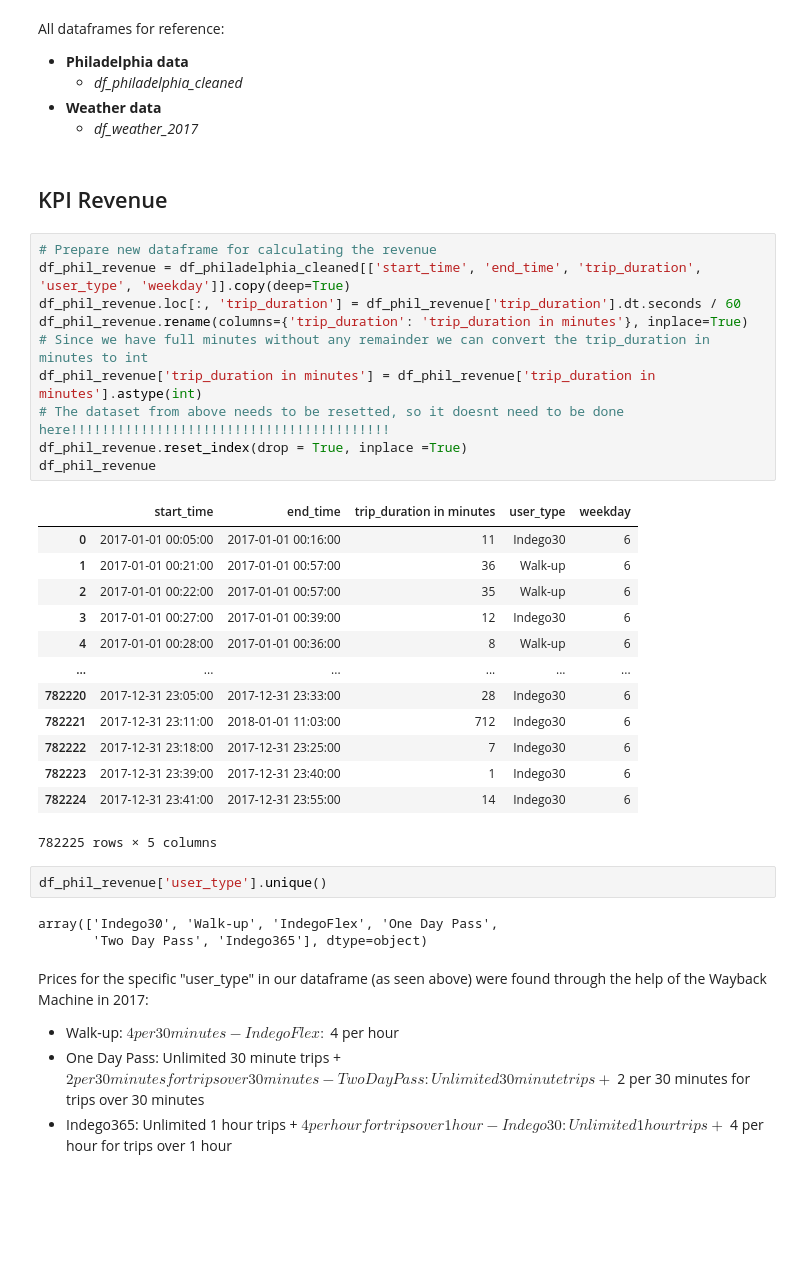
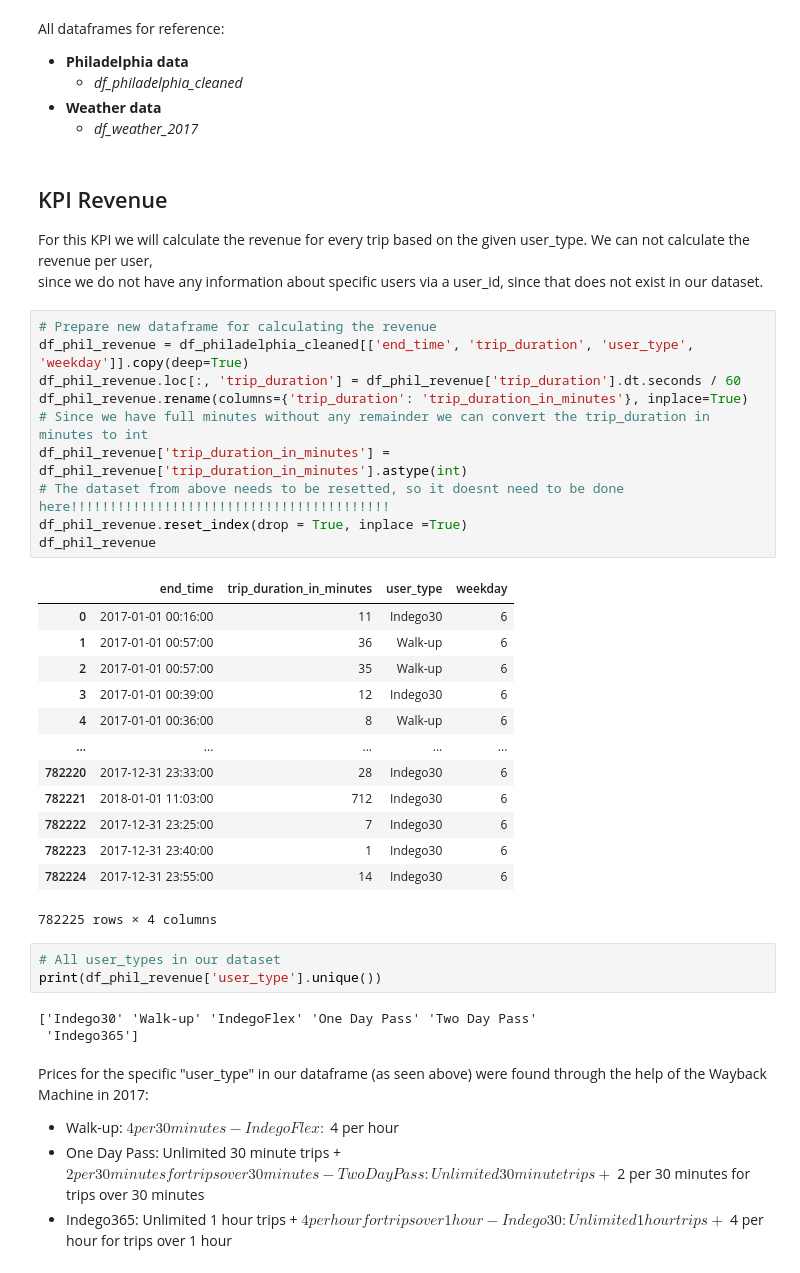
Before and after one commit to yassinehammou27/intentionally_blank, a Jupyter notebook: Team Assignment - Intentionally Blank.ipynb, the cells around one changed output. Cells and saved outputs as stored; diff of their text form; blank space fills up the shorter version.

```diff
--- a/Team Assignment - Intentionally Blank.ipynb
+++ b/Team Assignment - Intentionally Blank.ipynb
@@ -286,35 +286,39 @@ All dataframes for reference:
    * *df_weather_2017*
 # %% [markdown]
 ## KPI Revenue
+
+For this KPI we will calculate the revenue for every trip based on the given user_type. We can not calculate the revenue per user, <br>
+since we do not have any information about specific users via a user_id, since that does not exist in our dataset.
 # %%
 # Prepare new dataframe for calculating the revenue
-df_phil_revenue = df_philadelphia_cleaned[['start_time', 'end_time', 'trip_duration', 'user_type', 'weekday']].copy(deep=True)
+df_phil_revenue = df_philadelphia_cleaned[['end_time', 'trip_duration', 'user_type', 'weekday']].copy(deep=True)
 df_phil_revenue.loc[:, 'trip_duration'] = df_phil_revenue['trip_duration'].dt.seconds / 60
-df_phil_revenue.rename(columns={'trip_duration': 'trip_duration in minutes'}, inplace=True)
+df_phil_revenue.rename(columns={'trip_duration': 'trip_duration_in_minutes'}, inplace=True)
 # Since we have full minutes without any remainder we can convert the trip_duration in minutes to int
-df_phil_revenue['trip_duration in minutes'] = df_phil_revenue['trip_duration in minutes'].astype(int)
+df_phil_revenue['trip_duration_in_minutes'] = df_phil_revenue['trip_duration_in_minutes'].astype(int)
 # The dataset from above needs to be resetted, so it doesnt need to be done here!!!!!!!!!!!!!!!!!!!!!!!!!!!!!!!!!!!!!!!!!
 df_phil_revenue.reset_index(drop = True, inplace =True)
 df_phil_revenue
 # %% [output]
-|  | start_time | end_time | trip_duration in minutes | user_type | weekday |
-| 0 | 2017-01-01 00:05:00 | 2017-01-01 00:16:00 | 11 | Indego30 | 6 |
-| 1 | 2017-01-01 00:21:00 | 2017-01-01 00:57:00 | 36 | Walk-up | 6 |
-| 2 | 2017-01-01 00:22:00 | 2017-01-01 00:57:00 | 35 | Walk-up | 6 |
-| 3 | 2017-01-01 00:27:00 | 2017-01-01 00:39:00 | 12 | Indego30 | 6 |
-| 4 | 2017-01-01 00:28:00 | 2017-01-01 00:36:00 | 8 | Walk-up | 6 |
-| ... | ... | ... | ... | ... | ... |
-| 782220 | 2017-12-31 23:05:00 | 2017-12-31 23:33:00 | 28 | Indego30 | 6 |
-| 782221 | 2017-12-31 23:11:00 | 2018-01-01 11:03:00 | 712 | Indego30 | 6 |
-| 782222 | 2017-12-31 23:18:00 | 2017-12-31 23:25:00 | 7 | Indego30 | 6 |
-| 782223 | 2017-12-31 23:39:00 | 2017-12-31 23:40:00 | 1 | Indego30 | 6 |
-| 782224 | 2017-12-31 23:41:00 | 2017-12-31 23:55:00 | 14 | Indego30 | 6 |
+|  | end_time | trip_duration_in_minutes | user_type | weekday |
+| 0 | 2017-01-01 00:16:00 | 11 | Indego30 | 6 |
+| 1 | 2017-01-01 00:57:00 | 36 | Walk-up | 6 |
+| 2 | 2017-01-01 00:57:00 | 35 | Walk-up | 6 |
+| 3 | 2017-01-01 00:39:00 | 12 | Indego30 | 6 |
+| 4 | 2017-01-01 00:36:00 | 8 | Walk-up | 6 |
+| ... | ... | ... | ... | ... |
+| 782220 | 2017-12-31 23:33:00 | 28 | Indego30 | 6 |
+| 782221 | 2018-01-01 11:03:00 | 712 | Indego30 | 6 |
+| 782222 | 2017-12-31 23:25:00 | 7 | Indego30 | 6 |
+| 782223 | 2017-12-31 23:40:00 | 1 | Indego30 | 6 |
+| 782224 | 2017-12-31 23:55:00 | 14 | Indego30 | 6 |
-782225 rows × 5 columns
+782225 rows × 4 columns
 # %%
-df_phil_revenue['user_type'].unique()
+# All user_types in our dataset
+print(df_phil_revenue['user_type'].unique())
 # %% [output]
-array(['Indego30', 'Walk-up', 'IndegoFlex', 'One Day Pass',
-       'Two Day Pass', 'Indego365'], dtype=object)
+['Indego30' 'Walk-up' 'IndegoFlex' 'One Day Pass' 'Two Day Pass'
+ 'Indego365']
 # %% [markdown]
 Prices for the specific "user_type" in our dataframe (as seen above) were found through the help of the Wayback Machine in 2017:
 - Walk-up: $4 per 30 minutes
```
Also changed, not shown: parts of 12 cells of this notebook.
